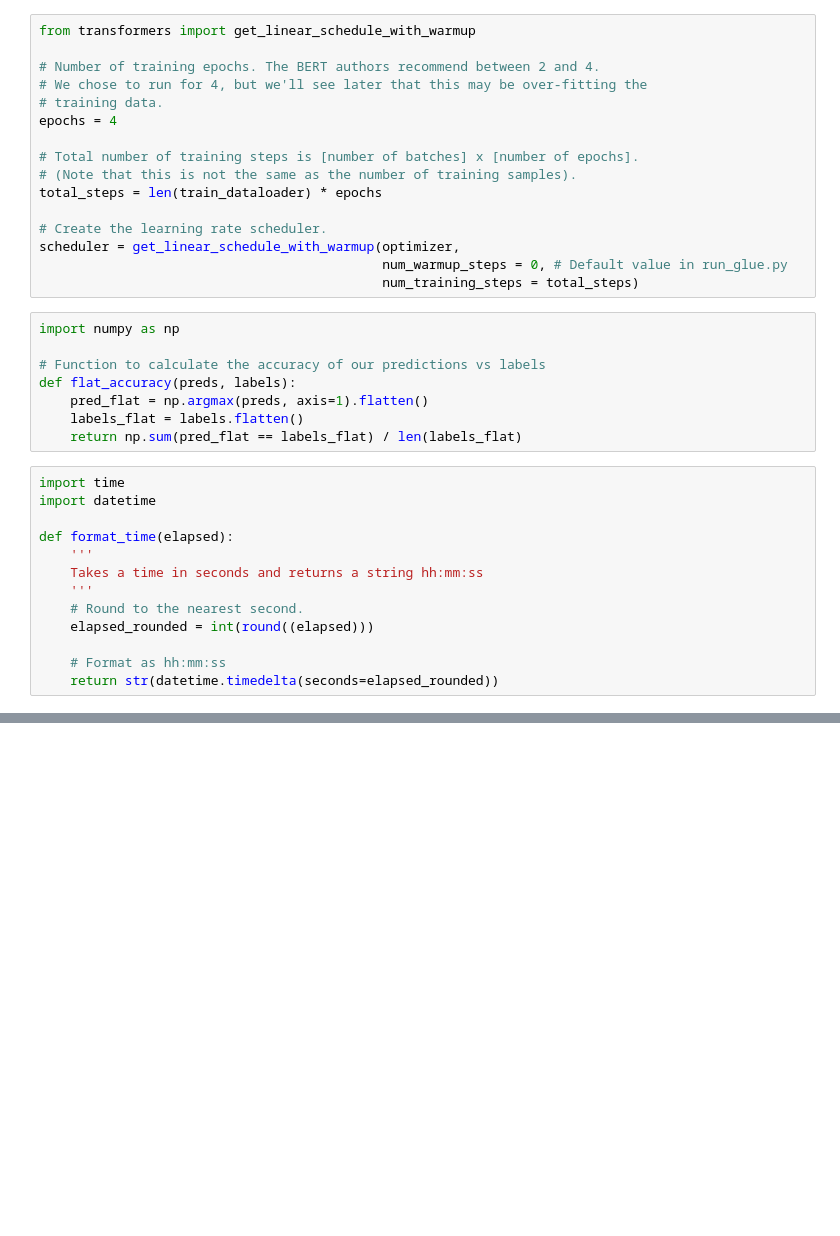
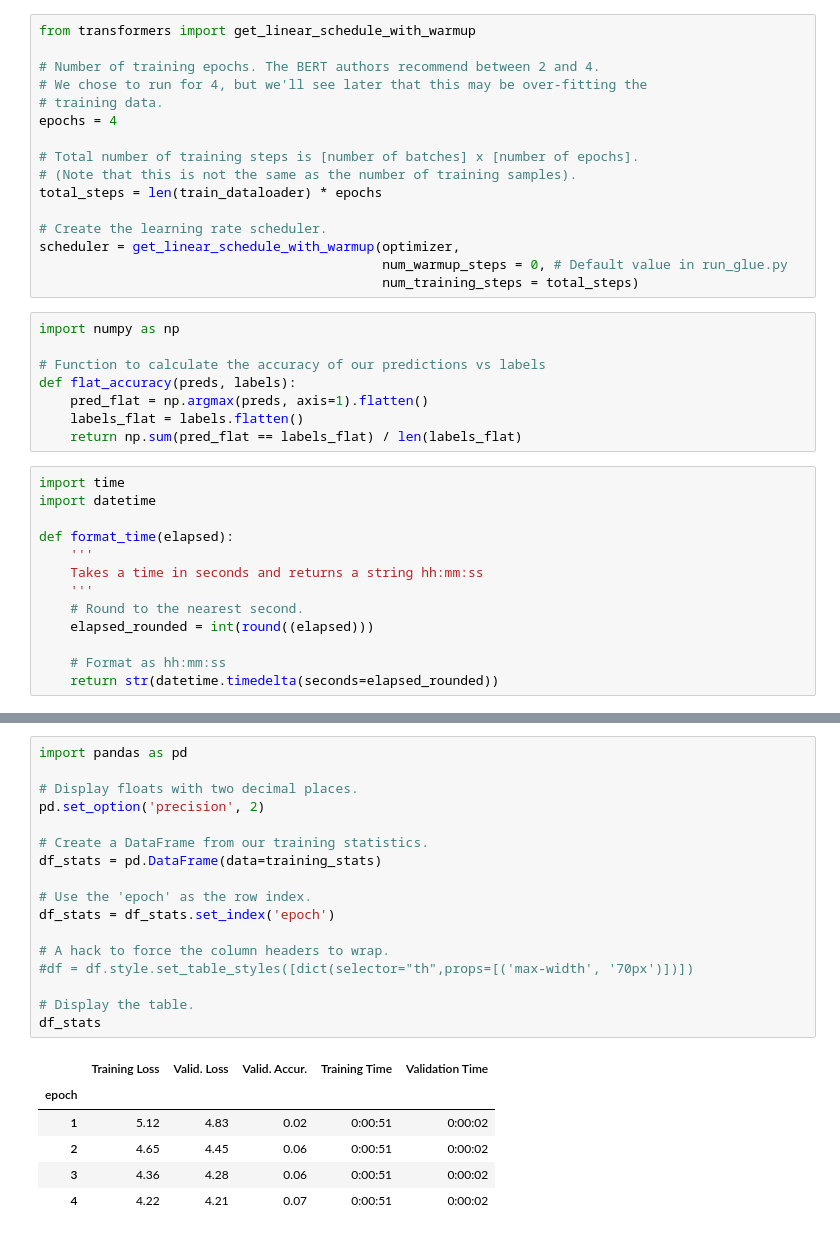
Before and after one commit to Meghana07/CUB-Attn-GAN, a Jupyter notebook: theNotebook/BertClassifierCUB.ipynb, the cells around one changed output, grey strips where cells are left out. Cells and saved outputs as stored; diff of their text form; blank space fills up the shorter version.

```diff
--- a/theNotebook/BertClassifierCUB.ipynb
+++ b/theNotebook/BertClassifierCUB.ipynb
@@ -539,0 +477,24 @@ Wed Jul 15 05:48:35 2020
+# %%
+import pandas as pd
+
+# Display floats with two decimal places.
+pd.set_option('precision', 2)
+
+# Create a DataFrame from our training statistics.
+df_stats = pd.DataFrame(data=training_stats)
+
+# Use the 'epoch' as the row index.
+df_stats = df_stats.set_index('epoch')
+
+# A hack to force the column headers to wrap.
+#df = df.style.set_table_styles([dict(selector="th",props=[('max-width', '70px')])])
+
+# Display the table.
+df_stats
+# %% [output]
+|  | Training Loss | Valid. Loss | Valid. Accur. | Training Time | Validation Time |
+| epoch |  |  |  |  |  |
+| 1 | 5.12 | 4.83 | 0.02 | 0:00:51 | 0:00:02 |
+| 2 | 4.65 | 4.45 | 0.06 | 0:00:51 | 0:00:02 |
+| 3 | 4.36 | 4.28 | 0.06 | 0:00:51 | 0:00:02 |
+| 4 | 4.22 | 4.21 | 0.07 | 0:00:51 | 0:00:02 |
```
Also changed, not shown: parts of 16 cells of this notebook.
